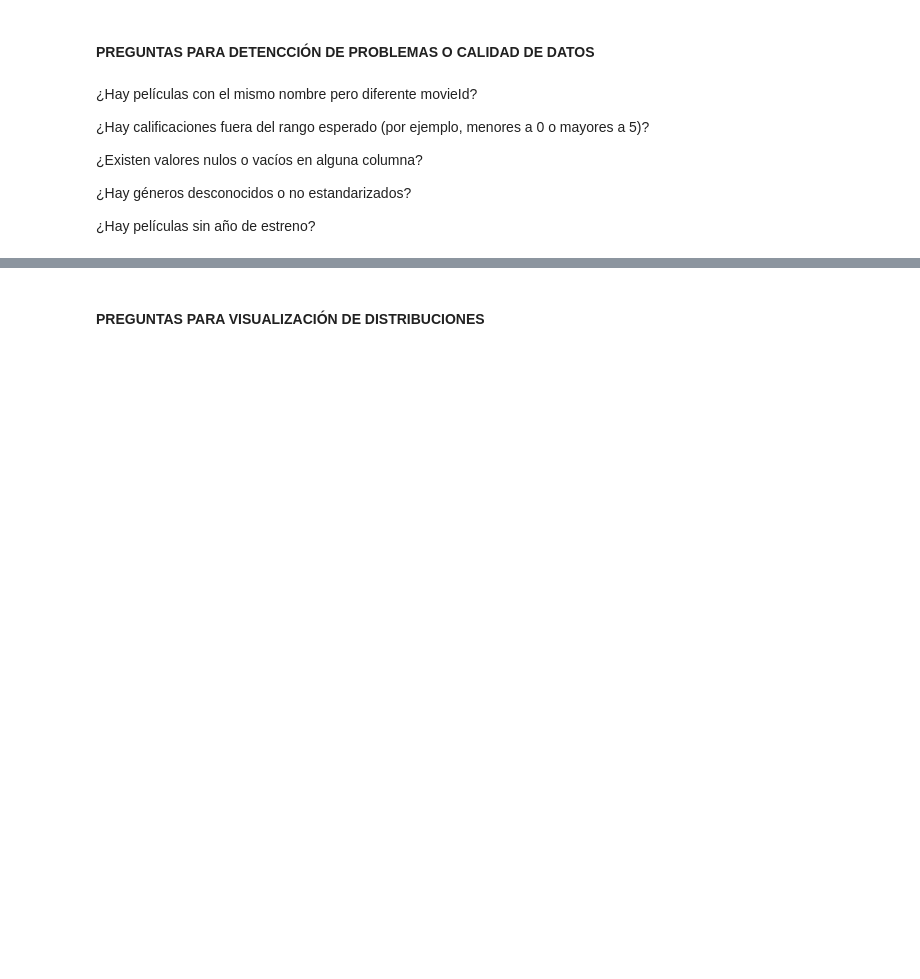
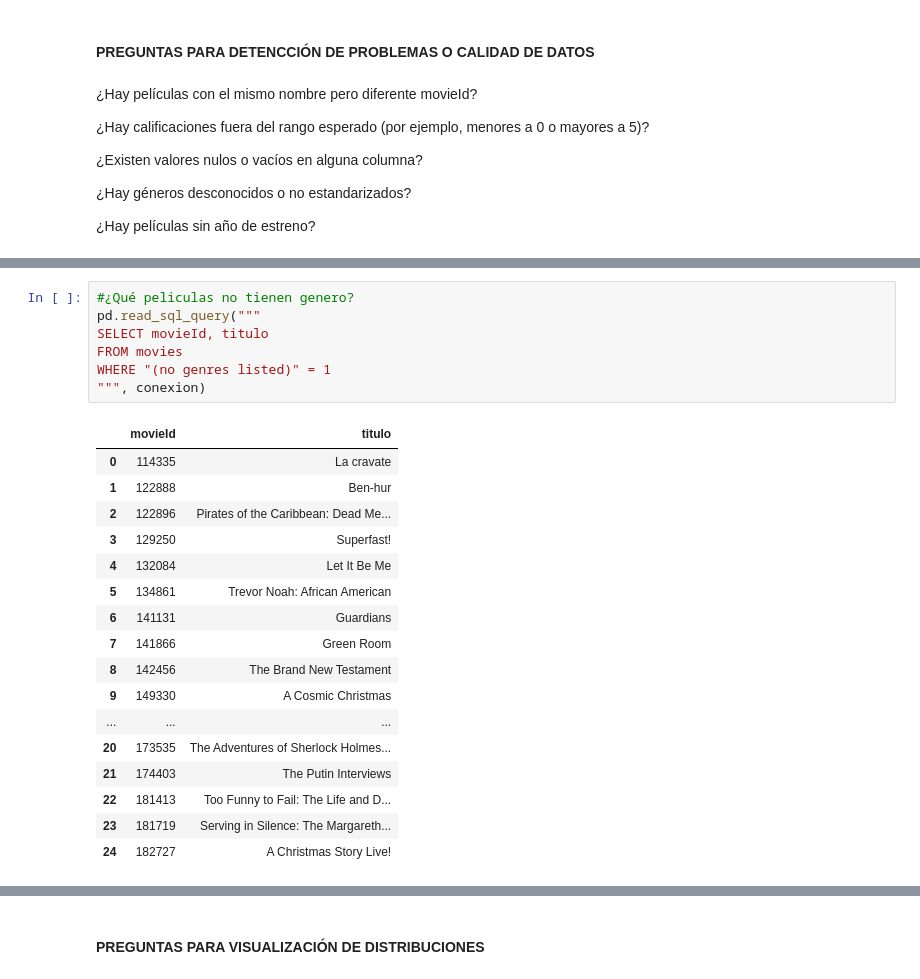
Before and after one commit to JuanCH94/Marketing, a Jupyter notebook: b_exploracion.ipynb, the cells around one changed output, grey strips where cells are left out. Cells and saved outputs as stored; diff of their text form; blank space fills up the shorter version.

```diff
--- a/b_exploracion.ipynb
+++ b/b_exploracion.ipynb
@@ -331,0 +480,25 @@ Total de géneros: 20
+# %%
+#¿Qué peliculas no tienen genero?
+pd.read_sql_query("""
+SELECT movieId, titulo
+FROM movies
+WHERE "(no genres listed)" = 1
+""", conexion)
+# %% [output]
+|  | movieId | titulo |
+| 0 | 114335 | La cravate |
+| 1 | 122888 | Ben-hur |
+| 2 | 122896 | Pirates of the Caribbean: Dead Me... |
+| 3 | 129250 | Superfast! |
+| 4 | 132084 | Let It Be Me |
+| 5 | 134861 | Trevor Noah: African American |
+| 6 | 141131 | Guardians |
+| 7 | 141866 | Green Room |
+| 8 | 142456 | The Brand New Testament |
+| 9 | 149330 | A Cosmic Christmas |
+| ... | ... | ... |
+| 20 | 173535 | The Adventures of Sherlock Holmes... |
+| 21 | 174403 | The Putin Interviews |
+| 22 | 181413 | Too Funny to Fail: The Life and D... |
+| 23 | 181719 | Serving in Silence: The Margareth... |
+| 24 | 182727 | A Christmas Story Live! |
```
Also changed, not shown: parts of 28 cells of this notebook.
